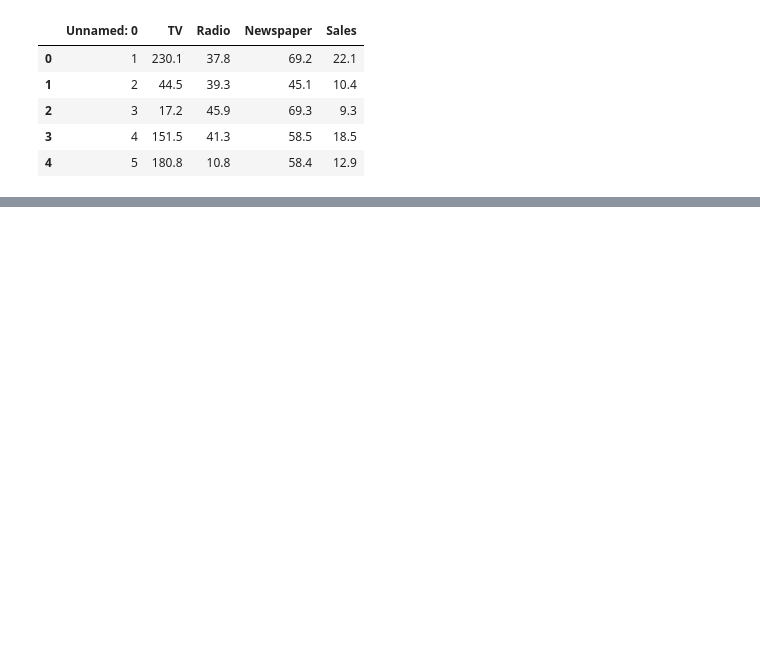
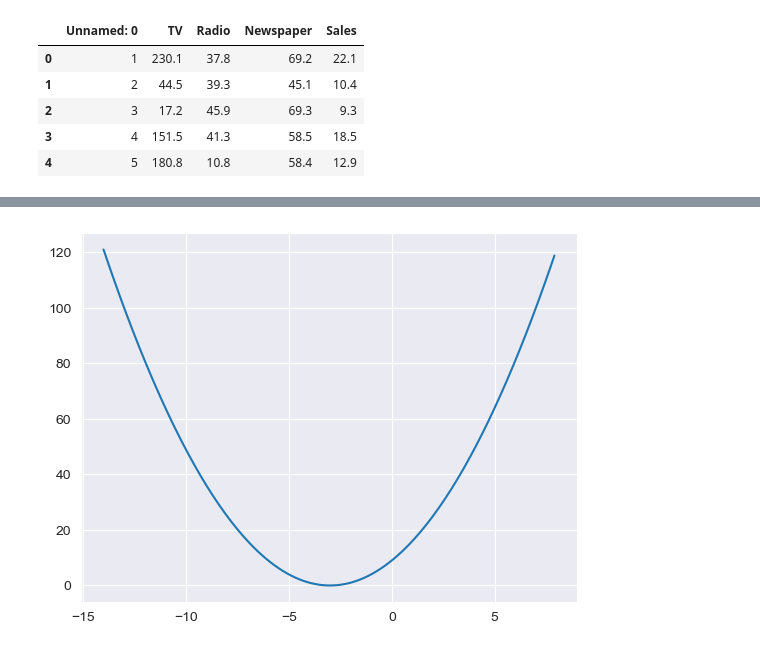
Before and after one commit to AleChiquito/MSc_AI_Projects, a Jupyter notebook: Deep_learning/Exercises/Advertising/regression_lineal.ipynb, the cells around one changed output, grey strips where cells are left out. Cells and saved outputs as stored; diff of their text form; code cells hidden in the pictures; blank space fills up the shorter version.

```diff
--- a/Deep_learning/Exercises/Advertising/regression_lineal.ipynb
+++ b/Deep_learning/Exercises/Advertising/regression_lineal.ipynb
@@ -13,0 +106,9 @@ data.head()
+# %%
+#Sebastian
+x = np.arange(-14, 8, 0.1)
+y = (x + 3) ** 2
+
+plt.plot(x, y)
+plt.show()
+# %% [output]
+[figure, added]
```
Also changed, not shown: parts of 11 cells of this notebook, 11 other files.
